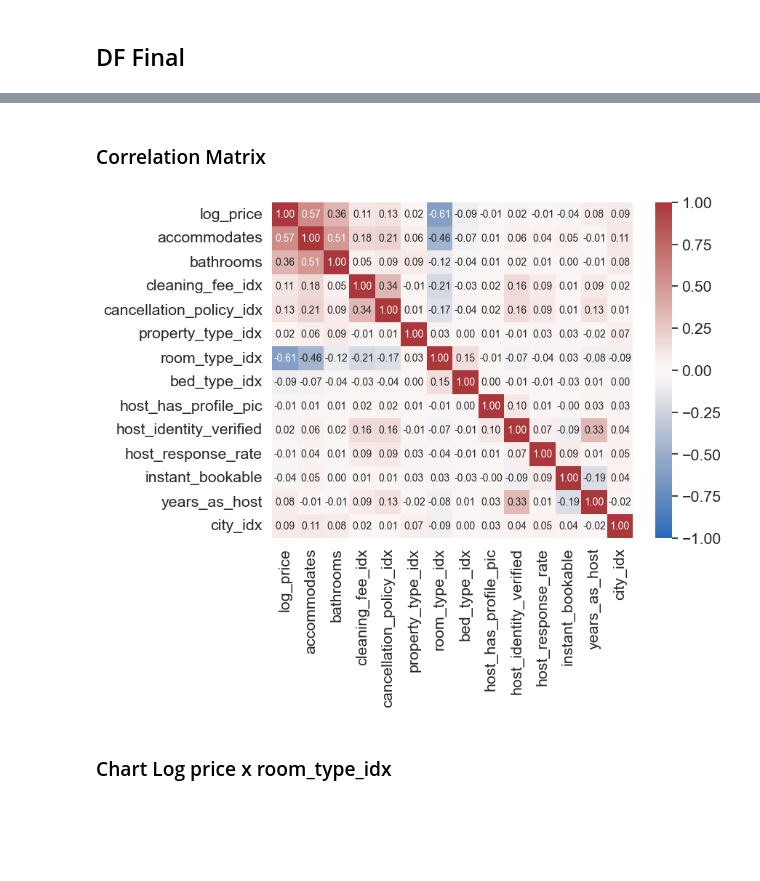
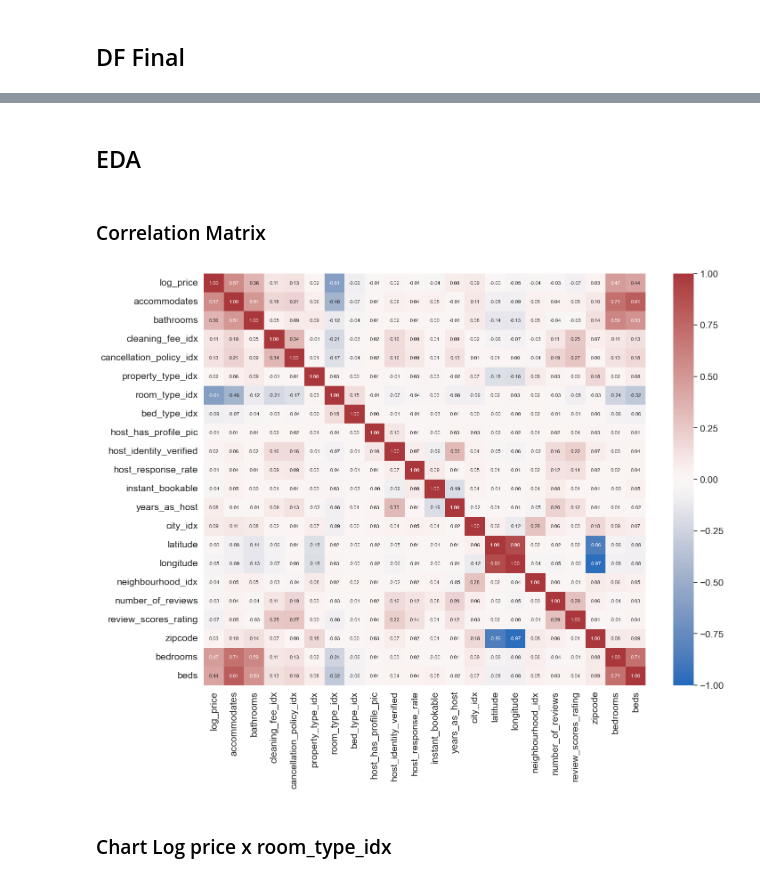
Before and after one commit to ella-arminta/airbnb-price-prediction, a Jupyter notebook: airbnbprediction3.ipynb, the cells around one changed output, grey strips where cells are left out. Cells and saved outputs as stored; diff of their text form; code cells hidden in the pictures; blank space fills up the shorter version.

```diff
--- a/airbnbprediction3.ipynb
+++ b/airbnbprediction3.ipynb
@@ -355,0 +448,5 @@ only showing top 20 rows
+# %%
+# replace null value in neighbourhood
+dfcol3.where(col('neighbourhood').isNull()).show()
+dfcol3 = dfcol3.fillna("Dunno", subset=["neighbourhood"])
+dfcol3.show()
@@ -355,0 +525,17 @@ only showing top 20 rows
+# %%
+# String Indexer
+# dfcol3temp.show()
+indexers = [StringIndexer(inputCol=col, outputCol=col+'_idx').fit(dfcol3temp) for col in ['neighbourhood']]
+
+pipeline = Pipeline(stages=indexers)
+dfcol3temp = pipeline.fit(dfcol3temp).transform(dfcol3temp)
+
+# dfcol3temp.show()
+# dfcol4temp.show()
+
+dfcol3 = dfcol3temp.select(['unique_id','latitude','longitude','neighbourhood_idx','number_of_reviews','review_scores_rating','zipcode'])
+dfcol4 = dfcol4temp.select(['unique_id','bedrooms','beds'])
+dfcol3.show()
+print(dfcol3.count())
+dfcol4.show()
+print(dfcol4.count())
@@ -362,8 +572,8 @@ print('dfcol2',dfcol3.count())
 print('dfcol2',dfcol4.count())
 
 dfcolfinal = dfcol1.join(dfcol2, on="unique_id", how="inner") \
-                   # .join(dfcol3, on="unique_id", how="inner") \
-                   # .join(dfcol4, on="unique_id", how="inner") \
+                   .join(dfcol3, on="unique_id", how="inner") \
+                   .join(dfcol4, on="unique_id", how="inner") \
 
 print('dfcolfinal',dfcolfinal.count())
 # intersection_ids = dfcol1.select("unique_id") \
@@ -394,3 +604,6 @@ dfcolfinal 74110
 |     7712|5.5174528964647065|           3|      1.0|               1|                      2|              4.0|          0.0|         0.0|                   1|                     1|               1. ...
 +---------+------------------+------------+---------+----------------+-----------------------+-----------------+-------------+------------+--------------------+----------------------+----------------- ...
 only showing top 20 rows
+# %%
+dfcolfinal = dfcolfinal.withColumn('zipcode', col('zipcode').cast('integer'))
+dfcolfinal.printSchema()
@@ -397,16 +628,18 @@ only showing top 20 rows
+# %% [markdown]
+## EDA
 # %% [markdown]
 ### Correlation Matrix
 # %%
 import seaborn as sns
 import matplotlib.pyplot as plt
 
 dfcolmatrix = dfcolfinal
 dfcolmatrix = dfcolmatrix.drop('unique_id')
-plt.figure(figsize=(8,6))
+plt.figure(figsize=(16,12))
 sns.set(font_scale=1.4)
-heat = sns.heatmap(data=dfcolmatrix.toPandas().corr(), cmap='vlag', vmin=-1, vmax=1,annot=True,fmt=".2f", annot_kws={"size": 10})
+heat = sns.heatmap(data=dfcolmatrix.toPandas().corr(), cmap='vlag', vmin=-1, vmax=1,annot=True,fmt=".2f", annot_kws={"size": 8})
 # %% [output]
-[figure, old version]
+[figure, new version]
 # %% [markdown]
 ### Chart Log price x room_type_idx
 # %%
```
Also changed, not shown: parts of 17 cells of this notebook.
